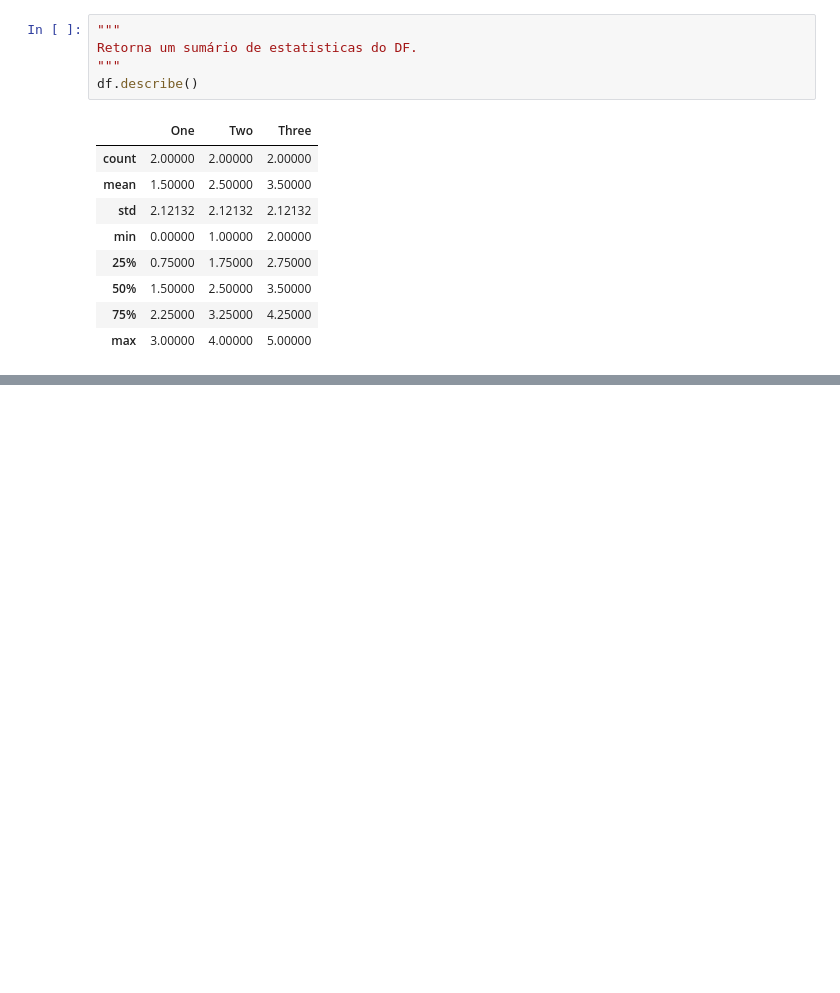
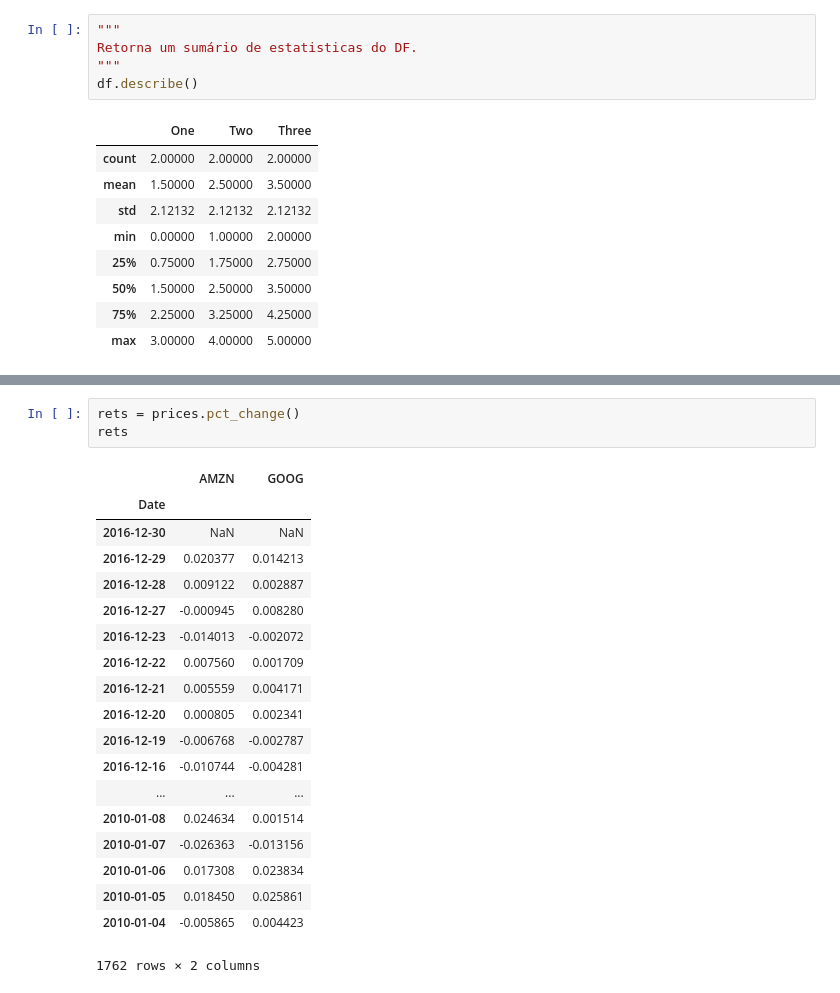
Before and after one commit to SabinoGs/DataAnalysisEducation, a Jupyter notebook: Statistics.ipynb, the cells around one changed output, grey strips where cells are left out. Drawn from its saved outputs; the diff is of its cells as text; blank space fills up the shorter version.

```diff
--- a/Statistics.ipynb
+++ b/Statistics.ipynb
@@ -70,0 +143,23 @@ df.describe()
+# %%
+rets = prices.pct_change()
+rets
+# %% [output]
+|  | AMZN | GOOG |
+| Date |  |  |
+| 2016-12-30 | NaN | NaN |
+| 2016-12-29 | 0.020377 | 0.014213 |
+| 2016-12-28 | 0.009122 | 0.002887 |
+| 2016-12-27 | -0.000945 | 0.008280 |
+| 2016-12-23 | -0.014013 | -0.002072 |
+| 2016-12-22 | 0.007560 | 0.001709 |
+| 2016-12-21 | 0.005559 | 0.004171 |
+| 2016-12-20 | 0.000805 | 0.002341 |
+| 2016-12-19 | -0.006768 | -0.002787 |
+| 2016-12-16 | -0.010744 | -0.004281 |
+| ... | ... | ... |
+| 2010-01-08 | 0.024634 | 0.001514 |
+| 2010-01-07 | -0.026363 | -0.013156 |
+| 2010-01-06 | 0.017308 | 0.023834 |
+| 2010-01-05 | 0.018450 | 0.025861 |
+| 2010-01-04 | -0.005865 | 0.004423 |
+1762 rows × 2 columns
```
Also changed, not shown: parts of 13 cells of this notebook, 1 other file.
